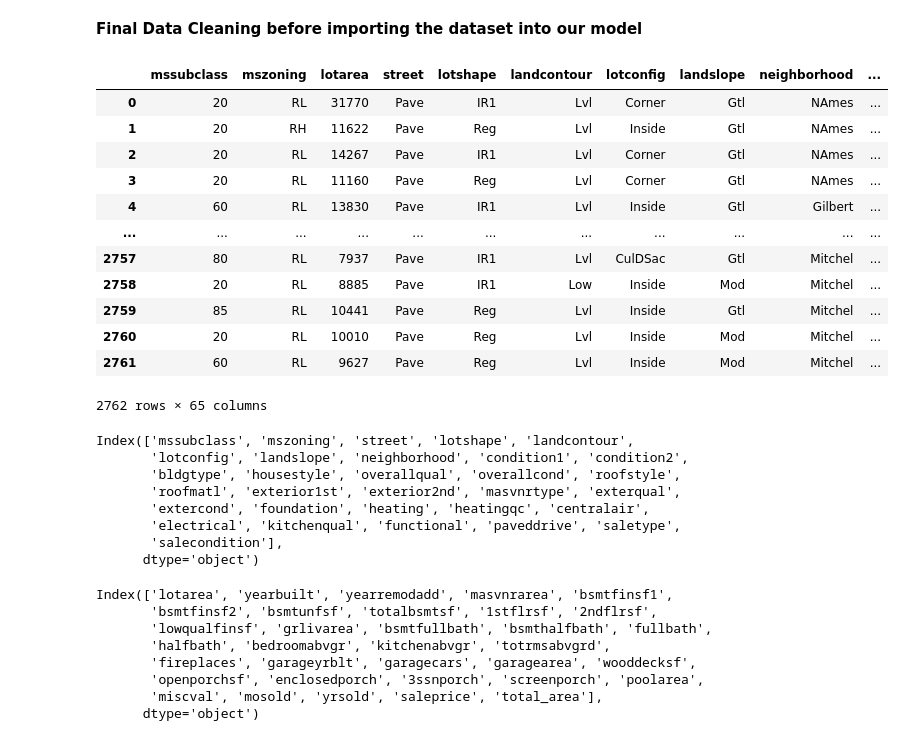
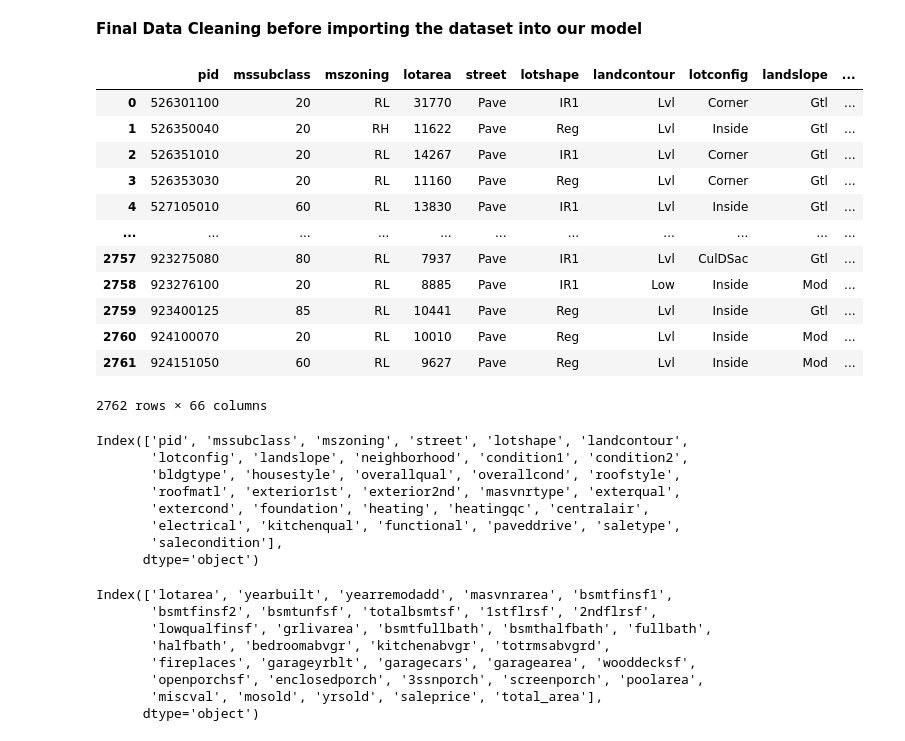
Before and after one commit to yajingran/group_2_final_project, a Jupyter notebook: Machine Leaning Model - House Price Prediction.ipynb, the cells around one changed output. Drawn from its saved outputs; the diff is of its cells as text; code cells hidden in the pictures.

```diff
--- a/Machine Leaning Model - House Price Prediction.ipynb
+++ b/Machine Leaning Model - House Price Prediction.ipynb
@@ -43,27 +43,27 @@ df = pd.read_sql_query(sql, conn)
 **Final Data Cleaning before importing the dataset into our model**
 # %%
 #Drop the ames_order, pid column since it doesn't help with prediction
-df.drop(columns=["ames_order","pid"], axis=1, inplace=True)
+df.drop(columns=["ames_order"], axis=1, inplace=True)
 df
 # %% [output]
-|  | mssubclass | mszoning | lotarea | street | lotshape | landcontour | lotconfig | landslope | neighborhood | ... |
-| 0 | 20 | RL | 31770 | Pave | IR1 | Lvl | Corner | Gtl | NAmes | ... |
-| 1 | 20 | RH | 11622 | Pave | Reg | Lvl | Inside | Gtl | NAmes | ... |
-| 2 | 20 | RL | 14267 | Pave | IR1 | Lvl | Corner | Gtl | NAmes | ... |
-| 3 | 20 | RL | 11160 | Pave | Reg | Lvl | Corner | Gtl | NAmes | ... |
-| 4 | 60 | RL | 13830 | Pave | IR1 | Lvl | Inside | Gtl | Gilbert | ... |
+|  | pid | mssubclass | mszoning | lotarea | street | lotshape | landcontour | lotconfig | landslope | ... |
+| 0 | 526301100 | 20 | RL | 31770 | Pave | IR1 | Lvl | Corner | Gtl | ... |
+| 1 | 526350040 | 20 | RH | 11622 | Pave | Reg | Lvl | Inside | Gtl | ... |
+| 2 | 526351010 | 20 | RL | 14267 | Pave | IR1 | Lvl | Corner | Gtl | ... |
+| 3 | 526353030 | 20 | RL | 11160 | Pave | Reg | Lvl | Corner | Gtl | ... |
+| 4 | 527105010 | 60 | RL | 13830 | Pave | IR1 | Lvl | Inside | Gtl | ... |
 | ... | ... | ... | ... | ... | ... | ... | ... | ... | ... | ... |
-| 2757 | 80 | RL | 7937 | Pave | IR1 | Lvl | CulDSac | Gtl | Mitchel | ... |
-| 2758 | 20 | RL | 8885 | Pave | IR1 | Low | Inside | Mod | Mitchel | ... |
-| 2759 | 85 | RL | 10441 | Pave | Reg | Lvl | Inside | Gtl | Mitchel | ... |
-| 2760 | 20 | RL | 10010 | Pave | Reg | Lvl | Inside | Mod | Mitchel | ... |
-| 2761 | 60 | RL | 9627 | Pave | Reg | Lvl | Inside | Mod | Mitchel | ... |
+| 2757 | 923275080 | 80 | RL | 7937 | Pave | IR1 | Lvl | CulDSac | Gtl | ... |
+| 2758 | 923276100 | 20 | RL | 8885 | Pave | IR1 | Low | Inside | Mod | ... |
+| 2759 | 923400125 | 85 | RL | 10441 | Pave | Reg | Lvl | Inside | Gtl | ... |
+| 2760 | 924100070 | 20 | RL | 10010 | Pave | Reg | Lvl | Inside | Mod | ... |
+| 2761 | 924151050 | 60 | RL | 9627 | Pave | Reg | Lvl | Inside | Mod | ... |
-2762 rows × 65 columns
+2762 rows × 66 columns
 # %%
 categorical = df.select_dtypes('object')
 categorical.columns
 # %% [output]
-Index(['mssubclass', 'mszoning', 'street', 'lotshape', 'landcontour',
+Index(['pid', 'mssubclass', 'mszoning', 'street', 'lotshape', 'landcontour',
        'lotconfig', 'landslope', 'neighborhood', 'condition1', 'condition2',
        'bldgtype', 'housestyle', 'overallqual', 'overallcond', 'roofstyle',
        'roofmatl', 'exterior1st', 'exterior2nd', 'masvnrtype', 'exterqual',
```
Also changed, not shown: parts of 29 cells of this notebook, 1 other file.
